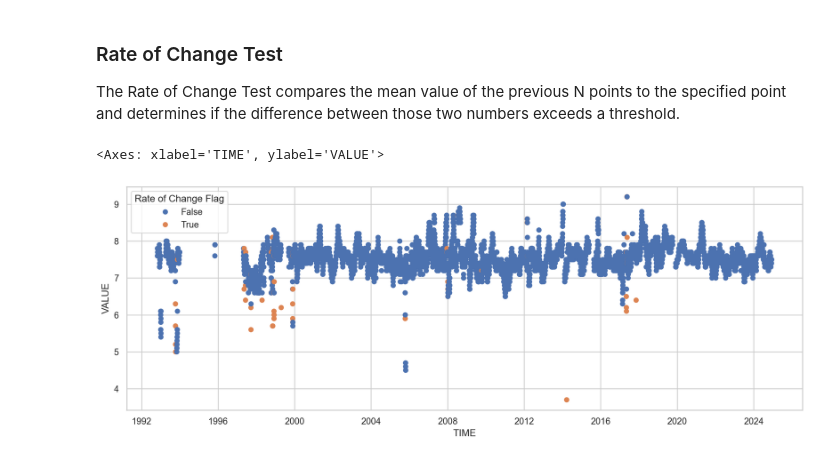
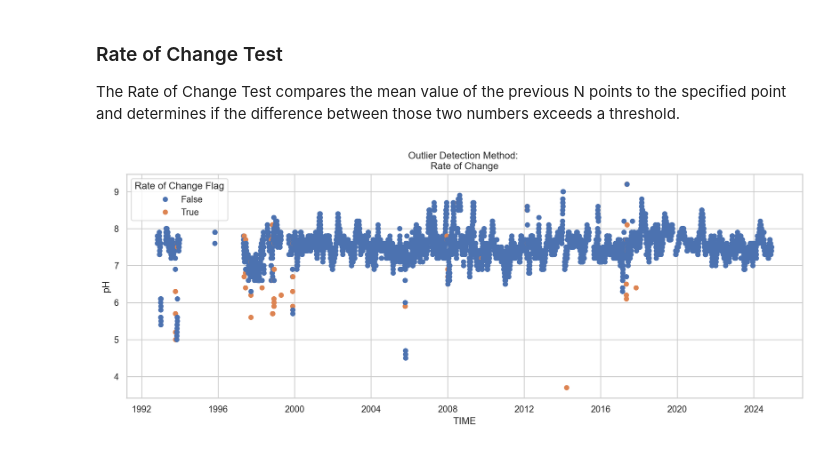
Before and after one commit to DWR-QA-Program/caldata-dsa-outlier-tool, a Jupyter notebook: dwr/dwr.ipynb, the cells around one changed output. Drawn from its saved outputs; the diff is of its cells as text; code cells hidden in the pictures.

```diff
--- a/dwr/dwr.ipynb
+++ b/dwr/dwr.ipynb
@@ -438,7 +442,8 @@ df_rate_of_change = rate_of_change_test(time_series=df.VALUE, threshold_value=0.
 # %%
 sns.set_theme(style="whitegrid")
 fig, ax = plt.subplots(figsize=(15,5))
-sns.scatterplot(df_rate_of_change, x='TIME', y='VALUE', hue='Rate of Change Flag', edgecolor=None)
+sns.scatterplot(df_rate_of_change, x='TIME', y='VALUE', hue='Rate of Change Flag', edgecolor=None).set_title('Outlier Detection Method: \nRate of Change')
+ax.set(ylabel='pH')
+fig.savefig('rateofchange.png', dpi=300, transparent=True, bbox_inches='tight')
 # %% [output]
-<Axes: xlabel='TIME', ylabel='VALUE'>
-[figure, old version]
+[figure, new version]
```
Also changed, not shown: parts of 5 cells of this notebook.
